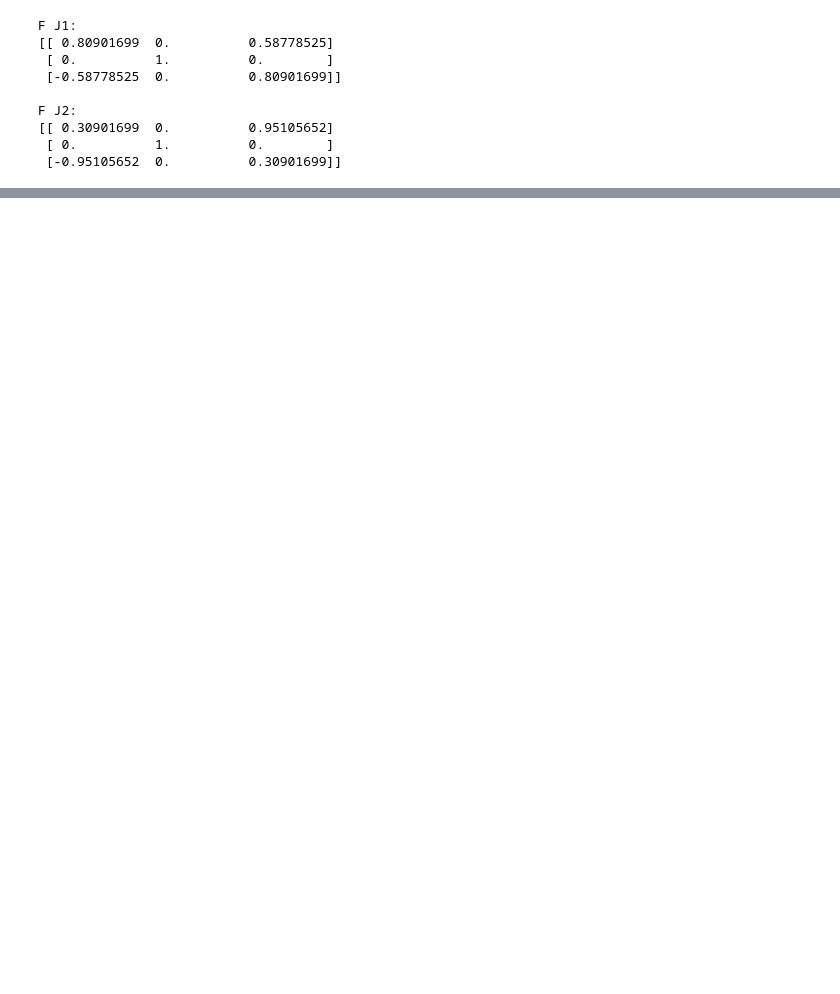
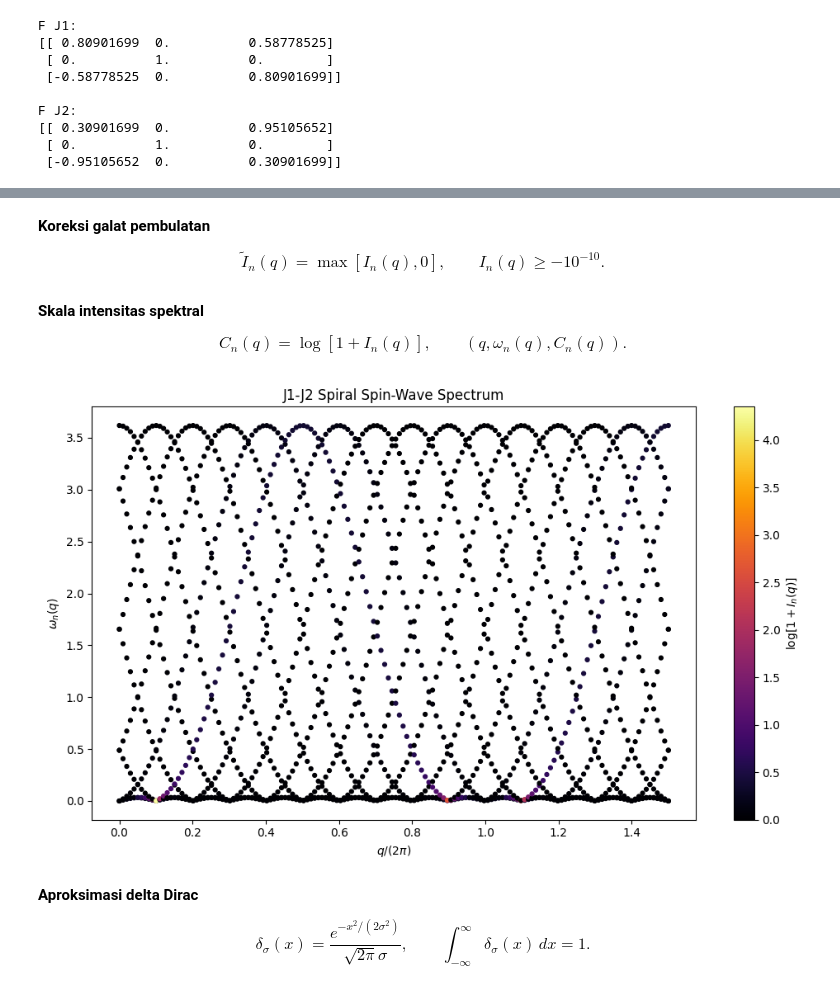
Before and after one commit to muhammadakfz/spin-wave-notes, a Jupyter notebook: Linear Spin-Wave Theory.ipynb, the cells around one changed output, grey strips where cells are left out. Saved outputs shown, nothing was run; the diff lists cells and outputs as text; code cells hidden in the pictures; blank space fills up the shorter version.

```diff
--- a/Linear Spin-Wave Theory.ipynb
+++ b/Linear Spin-Wave Theory.ipynb
@@ -63,4 +218,4 @@ F_J2 = np.empty((n_sites, 3, 3))
 
 for r in range(n_sites):
     s = (r + 2) % n_sites
-    F_J2[r] = F_rs(U_inv, r, s)
+    F_J2[r] = F_rs(U, U_inv, r, s)
@@ -108,0 +2134,5 @@ Q=\arccos(-1/2)=\frac{2\pi}{3}=2.0944.$$
+# %%
+n = 0
+
+u_mode_n = u_q[:, n]
+v_mode_n = v_q[:, n]
@@ -108,0 +2489,73 @@ Q=\arccos(-1/2)=\frac{2\pi}{3}=2.0944.$$
+# %% [markdown]
+**Koreksi galat pembulatan**
+
+$$
+\widetilde I_n(q)=\max[I_n(q),0],
+\qquad I_n(q)\ge-10^{-10}.
+$$
+# %%
+tolerance = 1e-10
+
+if minimum_raw_weight < -tolerance:
+    raise RuntimeError(
+        "Ditemukan intensitas neutron negatif yang signifikan. "
+        "Periksa normalisasi Bogoliubov."
+    )
+
+neutron_mode_weights = np.maximum(
+    raw_neutron_mode_weights,
+    0.0
+)
+# %% [markdown]
+**Skala intensitas spektral**
+
+$$
+C_n(q)=\log[1+I_n(q)],
+\qquad (q,\omega_n(q),C_n(q)).
+$$
+# %%
+import matplotlib.pyplot as plt
+
+q_plot = np.repeat(
+    q_values / (2.0 * np.pi),
+    M
+)
+
+energy_plot = positive_energies.reshape(-1)
+
+weight_plot = neutron_mode_weights.reshape(-1)
+
+# Skala log hanya untuk visualisasi warna.
+# Data neutron_mode_weights tidak diubah.
+color_plot = np.log1p(weight_plot)
+
+plt.figure(figsize=(10, 6))
+
+scatter = plt.scatter(
+    q_plot,
+    energy_plot,
+    c=color_plot,
+    s=12,
+    cmap="inferno"
+)
+
+plt.xlabel(r"$q/(2\pi)$")
+plt.ylabel(r"$\omega_n(q)$")
+plt.title("J1-J2 Spiral Spin-Wave Spectrum")
+
+colorbar = plt.colorbar(scatter)
+colorbar.set_label(r"$\log[1+I_n(q)]$")
+
+plt.tight_layout()
+plt.show()
+# %% [output]
+[figure, added]
+# %% [markdown]
+**Aproksimasi delta Dirac**
+
+$$
+\delta_\sigma(x)=
+\frac{e^{-x^2/(2\sigma^2)}}{\sqrt{2\pi}\sigma},
+\qquad
+\int_{-\infty}^{\infty}\delta_\sigma(x)\,dx=1.
+$$
```
Also changed, not shown: parts of 116 cells of this notebook.
